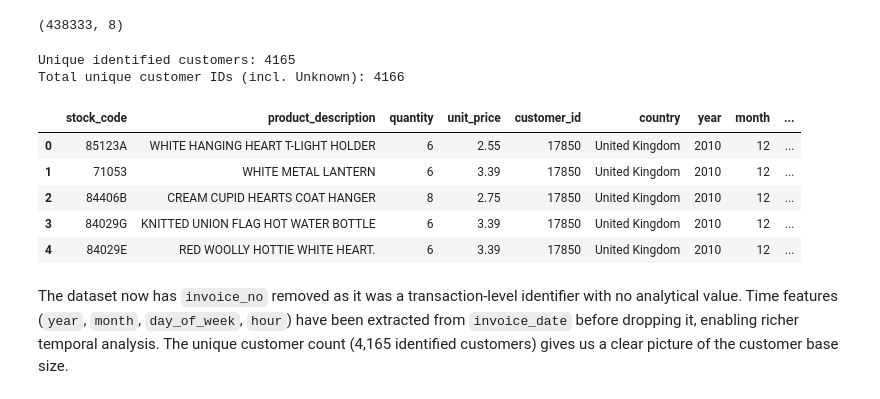
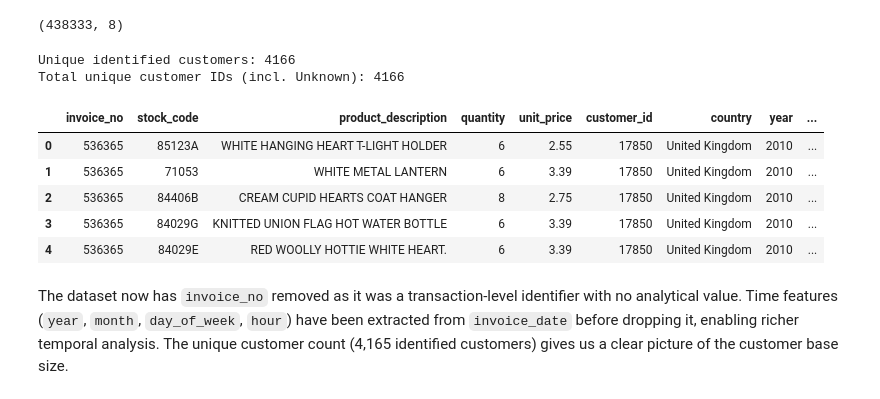
Before and after one commit to Raeesa12/FUTURE_DS_01, a Jupyter notebook: business_sales_analytics.ipynb, the cells around one changed output. Cells and saved outputs as stored; diff of their text form; code cells hidden in the pictures.

Commit message:
Adding back invoice_no for total orders calculation

```diff
--- a/business_sales_analytics.ipynb
+++ b/business_sales_analytics.ipynb
@@ -137,6 +137,7 @@ Dropped 1454 rows
 # %% [markdown]
 Since CustomerID is categorical data, we convert the datatype to a string and replace all the missing values with 'Unknown'.
 # %%
+data['CustomerID'] = data['CustomerID'].astype('Int64').astype(str)
 data['CustomerID'] = data['CustomerID'].fillna('Unknown')
 # %%
 data.isnull().sum()
@@ -268,41 +269,35 @@ data = data[data['UnitPrice'] > 0]
 # %%
 # Standardise column names
 data.columns = ['invoice_no', 'stock_code', 'product_description', 'quantity', 'invoice_date', 'unit_price', 'customer_id', 'country']
-
-# Drop invoice_no — redundant identifier not needed for analysis
-data = data.drop(columns=['invoice_no'])
-
-# Convert customer_id to clean string (strip .0 float formatting)
-data['customer_id'] = data['customer_id'].apply(lambda x: str(int(float(x))) if x != 'Unknown' and pd.notnull(x) else x)
 
 # Convert invoice_date to datetime
 data['invoice_date'] = pd.to_datetime(data['invoice_date'])
 
 # Extract time features before dropping invoice_date
 data['year'] = data['invoice_date'].dt.year
 data['month'] = data['invoice_date'].dt.month
 data['day_of_week'] = data['invoice_date'].dt.day_name()
 data['hour'] = data['invoice_date'].dt.hour
 
 # Drop invoice_date — all useful time info has been extracted
 data = data.drop(columns=['invoice_date'])
 
 # Count unique customers
 unique_customers = data[data['customer_id'] != 'Unknown']['customer_id'].nunique()
 total_customers_incl_unknown = data['customer_id'].nunique()
 print(f"Unique identified customers: {unique_customers}")
 print(f"Total unique customer IDs (incl. Unknown): {total_customers_incl_unknown}")
 
 data.head()
 # %% [output]
-Unique identified customers: 4165
+Unique identified customers: 4166
 Total unique customer IDs (incl. Unknown): 4166
-|  | stock_code | product_description | quantity | unit_price | customer_id | country | year | month | ... |
-| 0 | 85123A | WHITE HANGING HEART T-LIGHT HOLDER | 6 | 2.55 | 17850 | United Kingdom | 2010 | 12 | ... |
-| 1 | 71053 | WHITE METAL LANTERN | 6 | 3.39 | 17850 | United Kingdom | 2010 | 12 | ... |
-| 2 | 84406B | CREAM CUPID HEARTS COAT HANGER | 8 | 2.75 | 17850 | United Kingdom | 2010 | 12 | ... |
-| 3 | 84029G | KNITTED UNION FLAG HOT WATER BOTTLE | 6 | 3.39 | 17850 | United Kingdom | 2010 | 12 | ... |
-| 4 | 84029E | RED WOOLLY HOTTIE WHITE HEART. | 6 | 3.39 | 17850 | United Kingdom | 2010 | 12 | ... |
+|  | invoice_no | stock_code | product_description | quantity | unit_price | customer_id | country | year | ... |
+| 0 | 536365 | 85123A | WHITE HANGING HEART T-LIGHT HOLDER | 6 | 2.55 | 17850 | United Kingdom | 2010 | ... |
+| 1 | 536365 | 71053 | WHITE METAL LANTERN | 6 | 3.39 | 17850 | United Kingdom | 2010 | ... |
+| 2 | 536365 | 84406B | CREAM CUPID HEARTS COAT HANGER | 8 | 2.75 | 17850 | United Kingdom | 2010 | ... |
+| 3 | 536365 | 84029G | KNITTED UNION FLAG HOT WATER BOTTLE | 6 | 3.39 | 17850 | United Kingdom | 2010 | ... |
+| 4 | 536365 | 84029E | RED WOOLLY HOTTIE WHITE HEART. | 6 | 3.39 | 17850 | United Kingdom | 2010 | ... |
 # %% [markdown]
 The dataset now has `invoice_no` removed as it was a transaction-level identifier with no analytical value. Time features (`year`, `month`, `day_of_week`, `hour`) have been extracted from `invoice_date` before dropping it, enabling richer temporal analysis. The unique customer count (4,165 identified customers) gives us a clear picture of the customer base size.
 # %%
```
Also changed, not shown: parts of 5 cells of this notebook, 2 other files.
